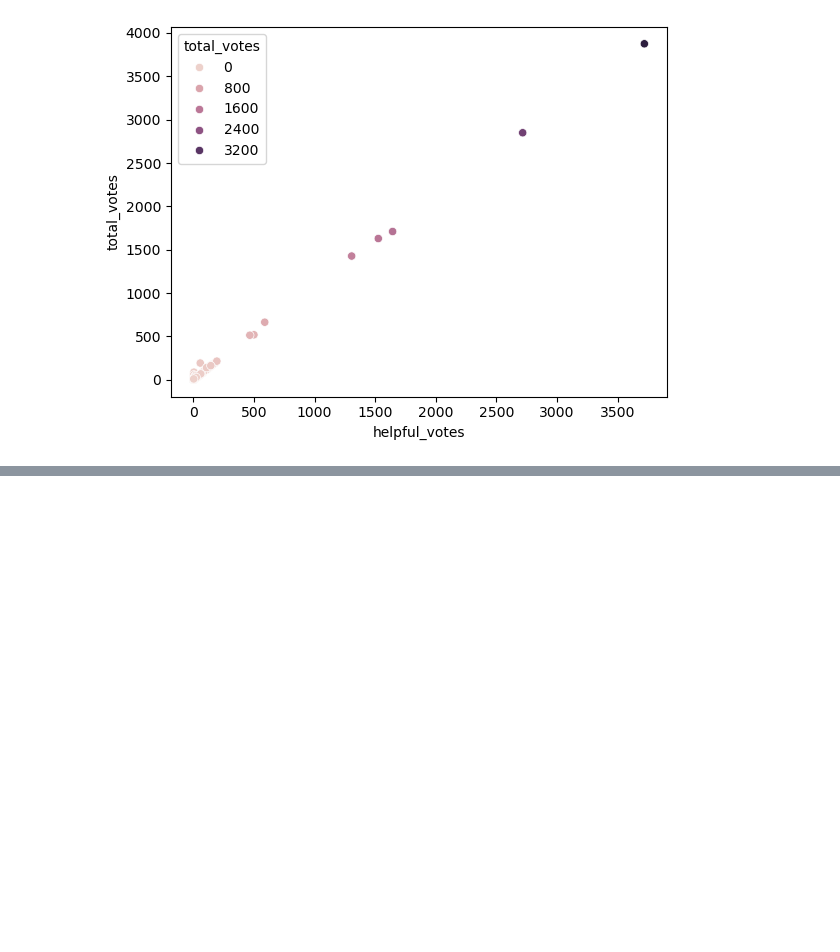
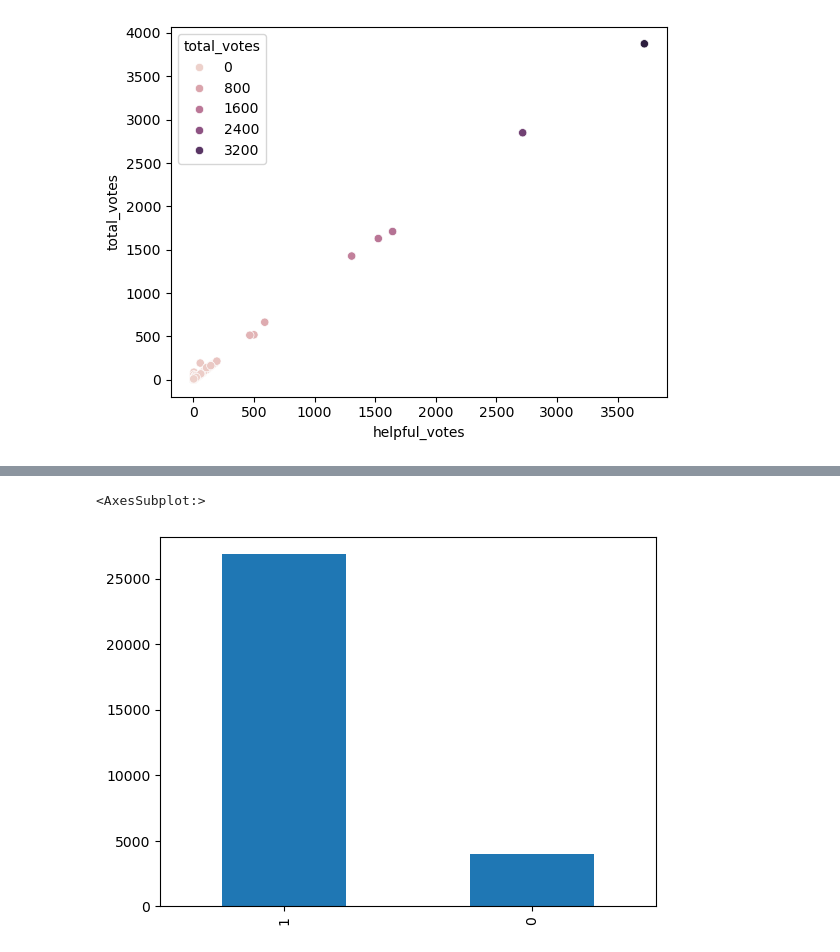
Before and after one commit to MaukanMir/Amaon-Product-Sentioment-Analysis, a Jupyter notebook: training.ipynb, the cells around one changed output, grey strips where cells are left out. Cells and saved outputs as stored; diff of their text form; code cells hidden in the pictures; blank space fills up the shorter version.

```diff
--- a/training.ipynb
+++ b/training.ipynb
@@ -324,0 +330,5 @@ sns.scatterplot(data=df, x="helpful_votes",y='total_votes',hue="total_votes")
+# %%
+df["verified_purchase"].value_counts().plot.bar()
+# %% [output]
+<AxesSubplot:>
+[figure, added]
```
Also changed, not shown: parts of 1 cell of this notebook.
